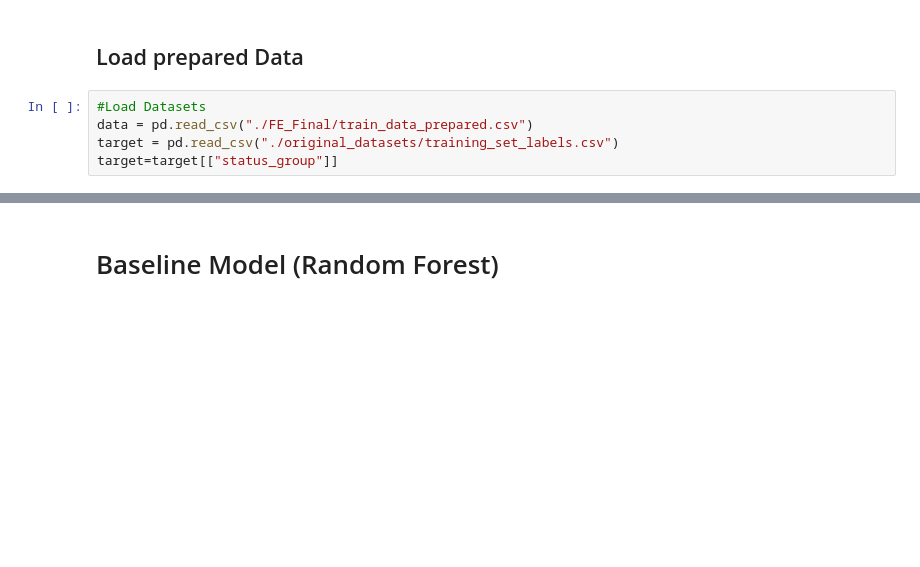
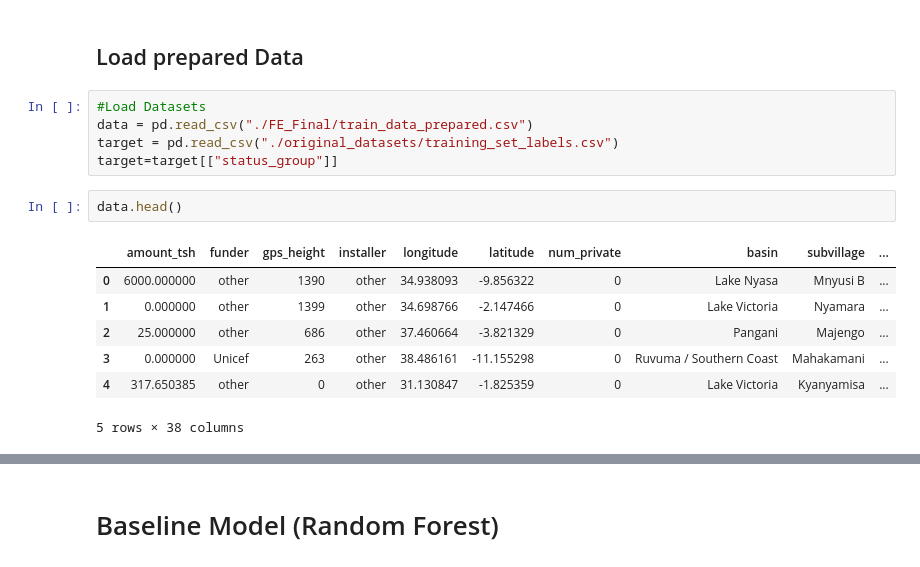
Before and after one commit to mradazoury/Pump_it_Up_ML_project, a Jupyter notebook: 3. Modeling.ipynb, the cells around one changed output, grey strips where cells are left out. Drawn from its saved outputs; the diff is of its cells as text; blank space fills up the shorter version.

```diff
--- a/3. Modeling.ipynb
+++ b/3. Modeling.ipynb
@@ -21,6 +21,16 @@ The autoreload extension is already loaded. To reload it, use:
 data = pd.read_csv("./FE_Final/train_data_prepared.csv")
 target = pd.read_csv("./original_datasets/training_set_labels.csv")
 target=target[["status_group"]]
+# %%
+data.head()
+# %% [output]
+|  | amount_tsh | funder | gps_height | installer | longitude | latitude | num_private | basin | subvillage | ... |
+| 0 | 6000.000000 | other | 1390 | other | 34.938093 | -9.856322 | 0 | Lake Nyasa | Mnyusi B | ... |
+| 1 | 0.000000 | other | 1399 | other | 34.698766 | -2.147466 | 0 | Lake Victoria | Nyamara | ... |
+| 2 | 25.000000 | other | 686 | other | 37.460664 | -3.821329 | 0 | Pangani | Majengo | ... |
+| 3 | 0.000000 | Unicef | 263 | other | 38.486161 | -11.155298 | 0 | Ruvuma / Southern Coast | Mahakamani | ... |
+| 4 | 317.650385 | other | 0 | other | 31.130847 | -1.825359 | 0 | Lake Victoria | Kyanyamisa | ... |
+5 rows × 38 columns
 # %%
 data = data.drop(columns=["subvillage", "ward"])
 data = onehot_encode(data)
```
Also changed, not shown: parts of 8 cells of this notebook, 15 other files.
